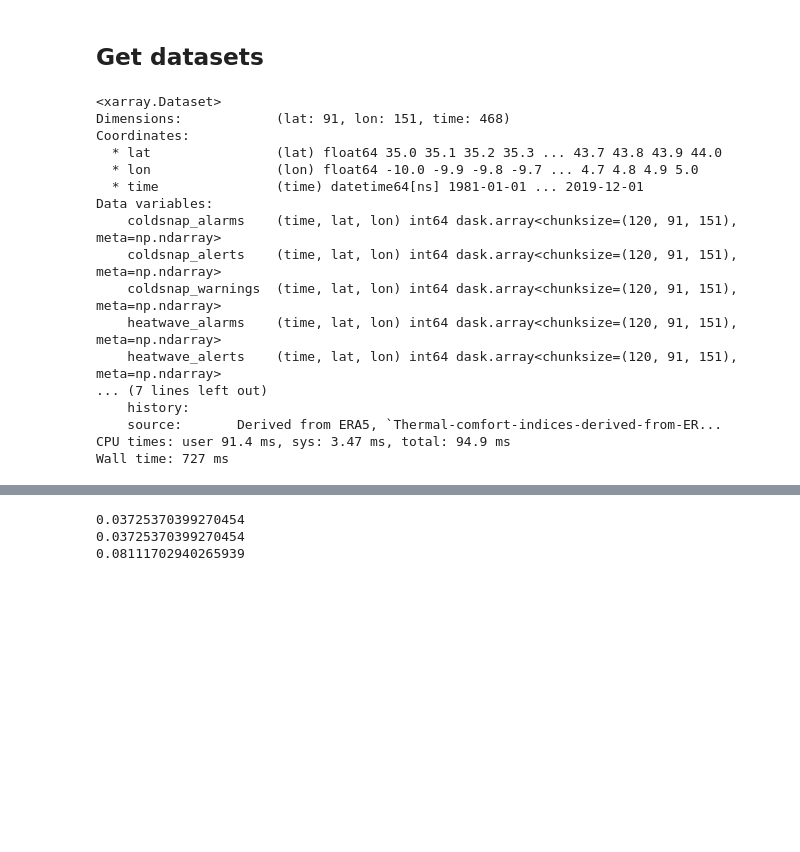
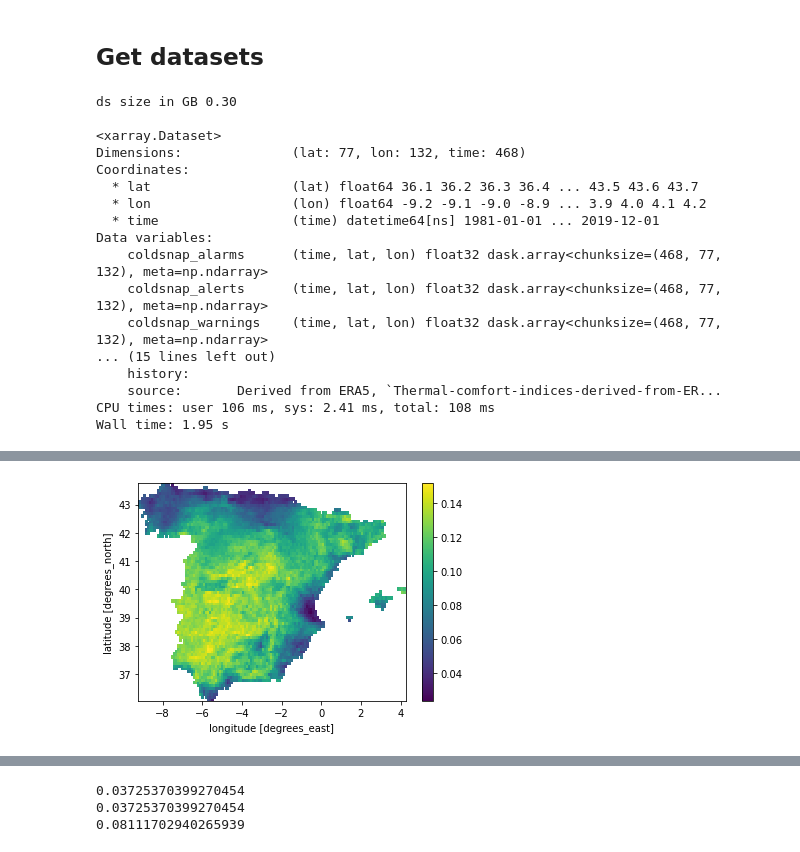
Before and after one commit to Vizzuality/copernicus-climate-data, a Jupyter notebook: prepare_zonal_stats.ipynb, the cells around one changed output, grey strips where cells are left out. Drawn from its saved outputs; the diff is of its cells as text; code cells hidden in the pictures; blank space fills up the shorter version.

```diff
--- a/prepare_zonal_stats.ipynb
+++ b/prepare_zonal_stats.ipynb
@@ -540,24 +590,35 @@ Data processing organised into sections.
 ## Get datasets
 # %%
 %%time
-# Create remote ZARR
+# Get remote ZARR
 his = get_cached_remote_zarr(group = 'historical-monthly', root = "copernicus-climate/spain.zarr")
+print_ds_size(his)
 print(his)
 # %% [output]
+ds size in GB 0.30
+
 <xarray.Dataset>
-Dimensions:            (lat: 91, lon: 151, time: 468)
+Dimensions:              (lat: 77, lon: 132, time: 468)
 Coordinates:
-  * lat                (lat) float64 35.0 35.1 35.2 35.3 ... 43.7 43.8 43.9 44.0
-  * lon                (lon) float64 -10.0 -9.9 -9.8 -9.7 ... 4.7 4.8 4.9 5.0
-  * time               (time) datetime64[ns] 1981-01-01 ... 2019-12-01
+  * lat                  (lat) float64 36.1 36.2 36.3 36.4 ... 43.5 43.6 43.7
+  * lon                  (lon) float64 -9.2 -9.1 -9.0 -8.9 ... 3.9 4.0 4.1 4.2
+  * time                 (time) datetime64[ns] 1981-01-01 ... 2019-12-01
 Data variables:
-    coldsnap_alarms    (time, lat, lon) int64 dask.array<chunksize=(120, 91, 151), meta=np.ndarray>
-    coldsnap_alerts    (time, lat, lon) int64 dask.array<chunksize=(120, 91, 151), meta=np.ndarray>
-    coldsnap_warnings  (time, lat, lon) int64 dask.array<chunksize=(120, 91, 151), meta=np.ndarray>
-    heatwave_alarms    (time, lat, lon) int64 dask.array<chunksize=(120, 91, 151), meta=np.ndarray>
-    heatwave_alerts    (time, lat, lon) int64 dask.array<chunksize=(120, 91, 151), meta=np.ndarray>
-... (7 lines left out)
+    coldsnap_alarms      (time, lat, lon) float32 dask.array<chunksize=(468, 77, 132), meta=np.ndarray>
+    coldsnap_alerts      (time, lat, lon) float32 dask.array<chunksize=(468, 77, 132), meta=np.ndarray>
+    coldsnap_warnings    (time, lat, lon) float32 dask.array<chunksize=(468, 77, 132), meta=np.ndarray>
+... (15 lines left out)
     history:
     source:       Derived from ERA5, `Thermal-comfort-indices-derived-from-ER...
-CPU times: user 91.4 ms, sys: 3.47 ms, total: 94.9 ms
-Wall time: 727 ms
+CPU times: user 106 ms, sys: 2.41 ms, total: 108 ms
+Wall time: 1.95 s
+# %%
+%%time
+def plot_mean_per_month(da):
+  weights = da.time.dt.daysinmonth
+  da = da.weighted(weights).mean('time')
+  da.plot(robust=False)
+
+# Mean number of events per month during time-interval
+plot_mean_per_month(his.heatwave_alerts)
+# %% [output]
@@ -563,0 +627 @@ Wall time: 727 ms
+[figure, added]
```
Also changed, not shown: parts of 43 cells of this notebook.
